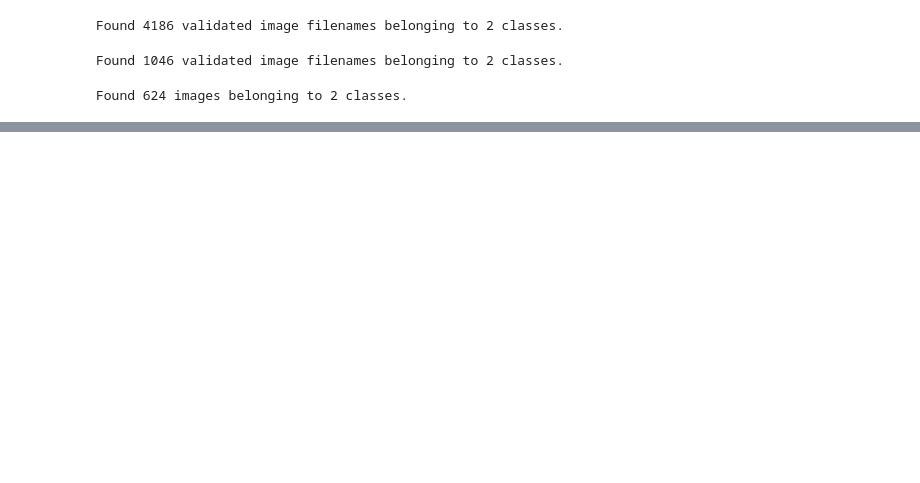
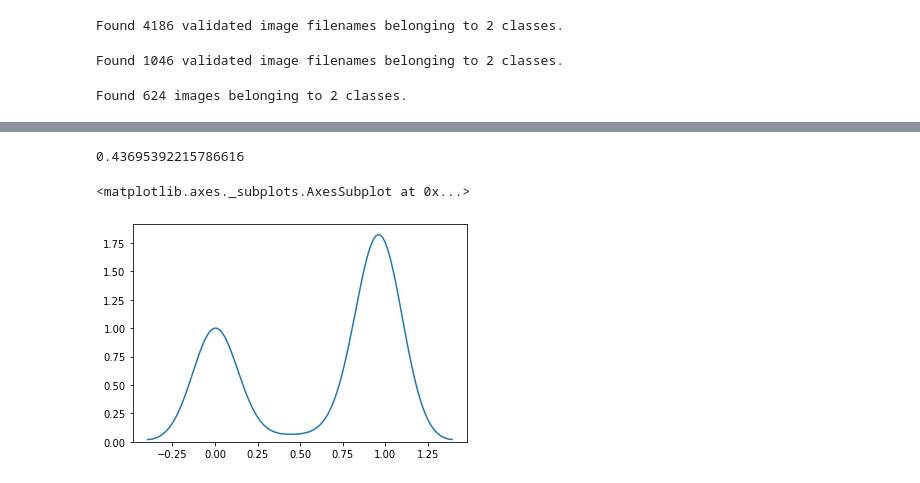
Before and after one commit to maloyan/HW_keras, a Jupyter notebook: hw.ipynb, the cells around one changed output, grey strips where cells are left out. Cells and saved outputs as stored; diff of their text form; code cells hidden in the pictures; blank space fills up the shorter version.

```diff
--- a/hw.ipynb
+++ b/hw.ipynb
@@ -69,6 +53,27 @@ import matplotlib.pyplot as plt
 # Нормализация с помощью Sigmoid
 
 def build_model(input_shape):
+    input_tensor = Input(shape=input_shape)
+    # create the base pre-trained model
+    base_model = DenseNet121(
+        weights='imagenet',
+        input_tensor=input_tensor,
+        include_top=False)
+
+    # add a global spatial average pooling layer
+    x = GlobalAveragePooling2D()(base_model.output)
+    x = Dropout(0.5)(x)
+    x = BatchNormalization()(x)
+    # let's add a fully-connected layer
+    x = Dense(1024, activation='relu')(x)
+    x = BatchNormalization()(x)
+    x = Dropout(0.5)(x)
+    # and a logistic layer -- let's say we have 200 classes
+    x = Dense(1, activation='sigmoid')(x)
+
+    # this is the model we will train
+    model = Model(inputs=input_tensor, outputs=x)
+    '''
     model = Sequential()
     model.add(Conv2D(32, (3, 3), input_shape=input_shape))
     model.add(Activation('relu'))
@@ -88,6 +93,7 @@ def build_model(input_shape):
     model.add(Dropout(0.5))
     model.add(Dense(1))
     model.add(Activation('sigmoid'))
+    '''
     return model
 # %%
 #Посмотрим на пример из обучающей и тестовой выборки
@@ -143,8 +149,8 @@ TRAIN_DIR = './chest_xray/train/'
 TEST_DIR = './chest_xray/test/'
 
 TRAIN_VAL_SPLIT = 0.8
-EPOCHS = 10
-BATCH = 16
+EPOCHS = 3
+BATCH = 64
 
 TRAIN_SAMPLES = df_train.shape[0] * TRAIN_VAL_SPLIT
 VAL_SAMPLES = df_train.shape[0] * (1 - TRAIN_VAL_SPLIT)
@@ -159,5 +165,5 @@ else:
 # %%
 model = build_model(INPUT_SHAPE)
 model.compile(loss='binary_crossentropy',
-              optimizer='rmsprop',
+              optimizer='adam',
               metrics=['accuracy'])
@@ -211,7 +220,8 @@ test_generator = test_datagen.flow_from_directory(
 # %% [output]
 Found 624 images belonging to 2 classes.
 # %%
-model.fit_generator(
+#model.fit_generator(
+model.fit(
     train_generator,
     steps_per_epoch=TRAIN_STEPS,
     epochs=EPOCHS,
@@ -246,2 +265,11 @@ df_test['label'] = df_test['label'].apply(lambda x: 1 if x=='PNEUMONIA' else 0)
 # %%
-mean_squared_error(df_test['label'], preds)
+mean_squared_error(df_test['label_bin'], preds)
+# %% [output]
+0.43695392215786616
+# %%
+import seaborn as sns
+
+sns.kdeplot([i[0] for i in preds])
+# %% [output]
+<matplotlib.axes._subplots.AxesSubplot at 0x...>
+[figure, added]
```
Also changed, not shown: parts of 8 cells of this notebook.
